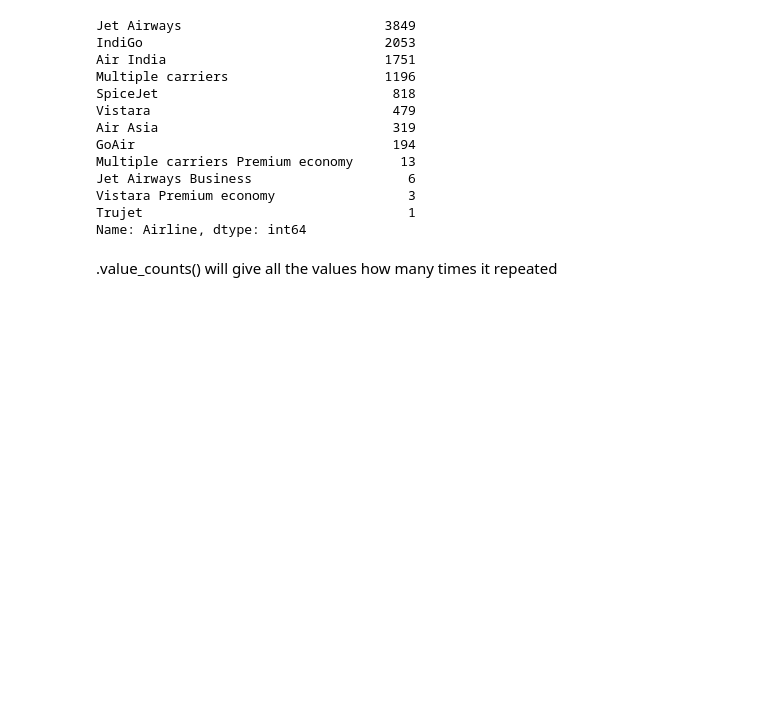
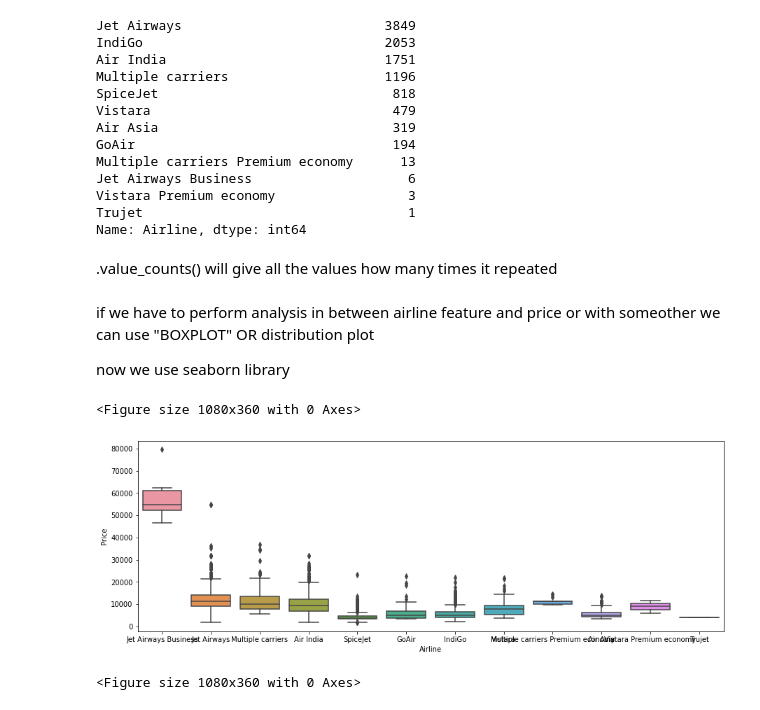
Before and after one commit to sheldon-o/fare-prediction-ds-project, a Jupyter notebook: fare_prediction_ds_.ipynb, the cells around one changed output. Cells and saved outputs as stored; diff of their text form; code cells hidden in the pictures; blank space fills up the shorter version.

```diff
--- a/fare_prediction_ds_.ipynb
+++ b/fare_prediction_ds_.ipynb
@@ -346,3 +346,16 @@ Trujet                                  1
 Name: Airline, dtype: int64
 # %% [markdown]
 .value_counts() will give all the values how many times it repeated
+# %% [markdown]
+if we have to perform analysis in between airline feature and price or with someother we can use "BOXPLOT"
+OR distribution plot
+
+now we use seaborn library
+# %%
+plt.figure(figsize=(15,5))
+sns.boxplot(x='Airline', y='Price',data=train_data.sort_values('Price',ascending=False))
+plt.figure(figsize=(15,5))
+# %% [output]
+<Figure size 1080x360 with 0 Axes>
+[figure, added]
+<Figure size 1080x360 with 0 Axes>
```
Also changed, not shown: parts of 11 cells of this notebook.
